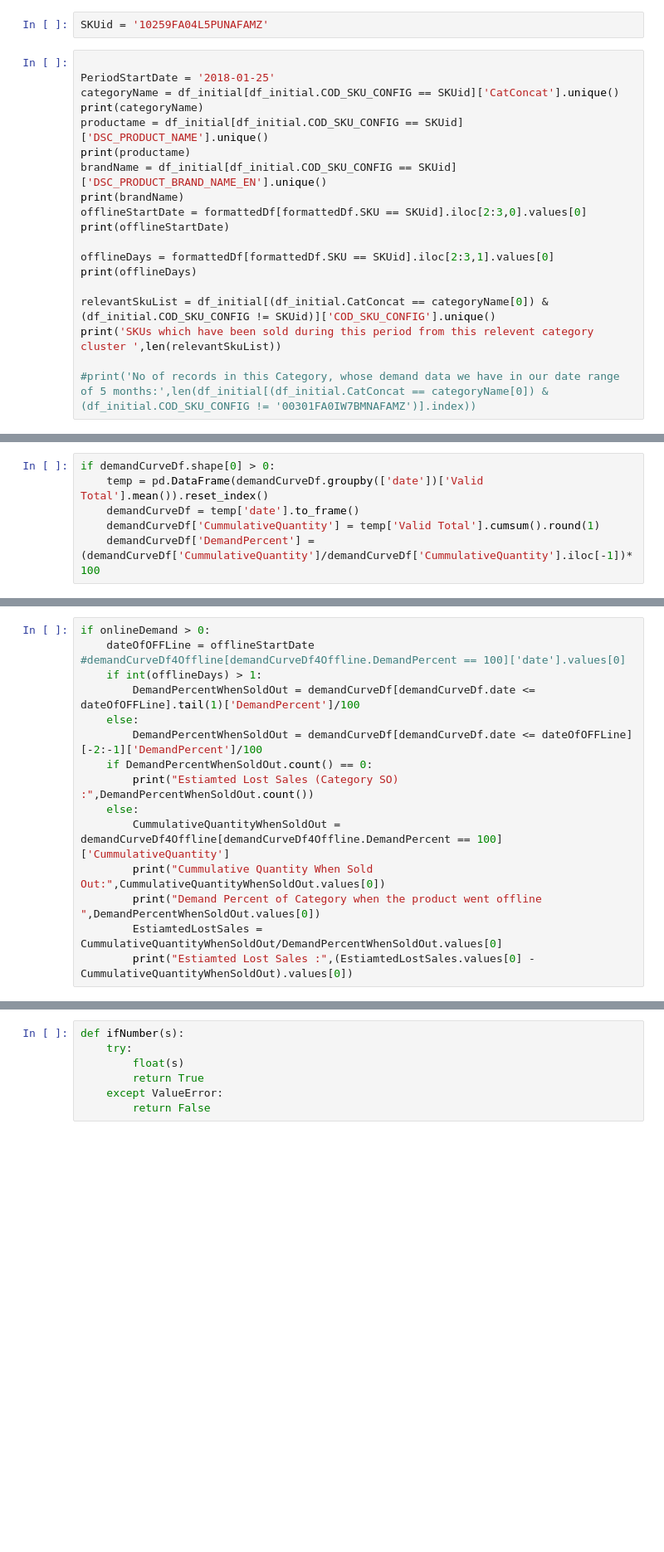
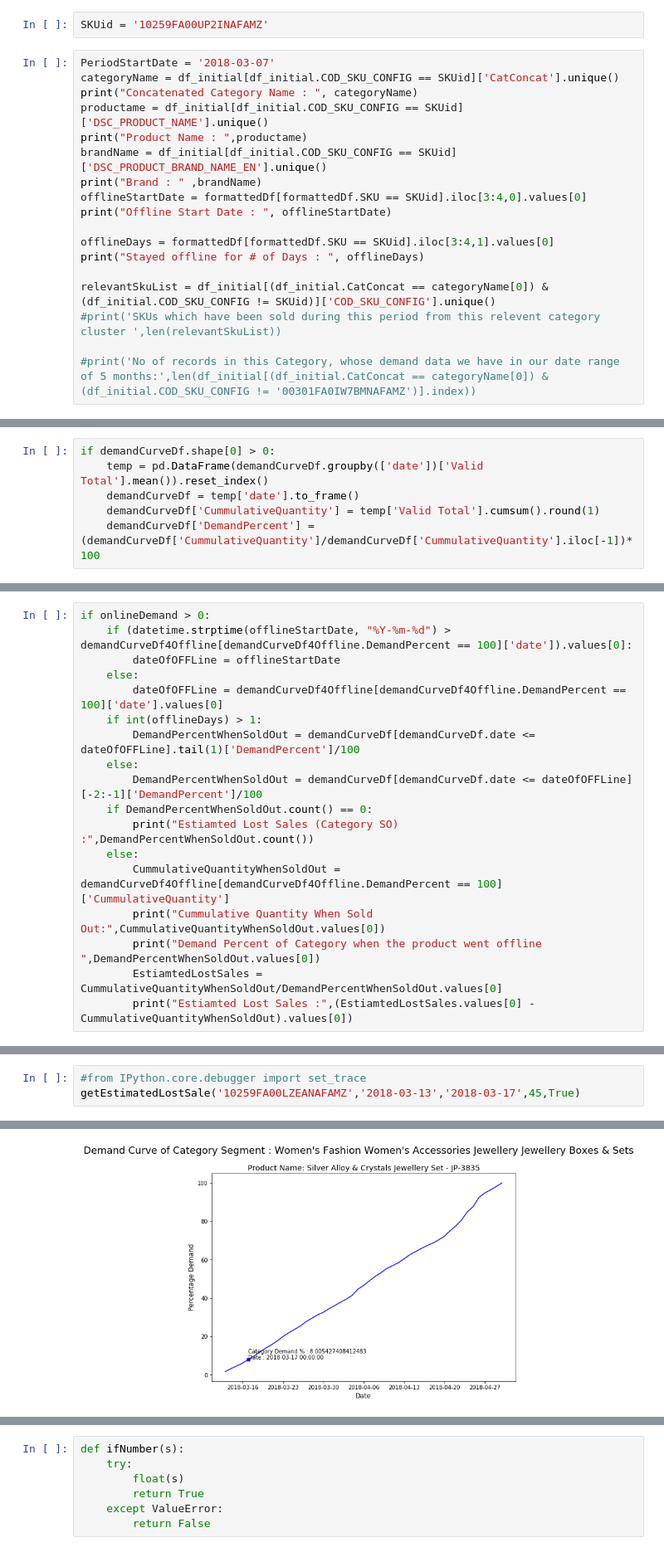
Before and after one commit to DanyalKhaliq/Machine-Learning-, a Jupyter notebook: ProductDescriptiveAnalysis.ipynb, the cells around one changed output, grey strips where cells are left out. Shown at 83% size. Drawn from its saved outputs; the diff is of its cells as text; blank space fills up the shorter version.

```diff
--- a/ProductDescriptiveAnalysis.ipynb
+++ b/ProductDescriptiveAnalysis.ipynb
@@ -114,23 +114,22 @@ formattedDf = pd.read_pickle('./OfflineFormattedData', compression='infer')
 # %% [markdown]
 ### Offline Product Similarity Match
 # %%
-SKUid = '10259FA04L5PUNAFAMZ'
+SKUid = '10259FA00UP2INAFAMZ'
 # %%
+PeriodStartDate = '2018-03-07'
+categoryName = df_initial[df_initial.COD_SKU_CONFIG == SKUid]['CatConcat'].unique()
+print("Concatenated Category Name : ", categoryName)
+productame = df_initial[df_initial.COD_SKU_CONFIG == SKUid]['DSC_PRODUCT_NAME'].unique()
+print("Product Name : ",productame)
+brandName = df_initial[df_initial.COD_SKU_CONFIG == SKUid]['DSC_PRODUCT_BRAND_NAME_EN'].unique()
+print("Brand : " ,brandName)
+offlineStartDate = formattedDf[formattedDf.SKU == SKUid].iloc[3:4,0].values[0]
+print("Offline Start Date : ", offlineStartDate)
 
-PeriodStartDate = '2018-01-25'
-categoryName = df_initial[df_initial.COD_SKU_CONFIG == SKUid]['CatConcat'].unique()
-print(categoryName)
-productame = df_initial[df_initial.COD_SKU_CONFIG == SKUid]['DSC_PRODUCT_NAME'].unique()
-print(productame)
-brandName = df_initial[df_initial.COD_SKU_CONFIG == SKUid]['DSC_PRODUCT_BRAND_NAME_EN'].unique()
-print(brandName)
-offlineStartDate = formattedDf[formattedDf.SKU == SKUid].iloc[2:3,0].values[0]
-print(offlineStartDate)
-
-offlineDays = formattedDf[formattedDf.SKU == SKUid].iloc[2:3,1].values[0]
-print(offlineDays)
+offlineDays = formattedDf[formattedDf.SKU == SKUid].iloc[3:4,1].values[0]
+print("Stayed offline for # of Days : ", offlineDays)
 
 relevantSkuList = df_initial[(df_initial.CatConcat == categoryName[0]) & (df_initial.COD_SKU_CONFIG != SKUid)]['COD_SKU_CONFIG'].unique()
-print('SKUs which have been sold during this period from this relevent category cluster ',len(relevantSkuList))
+#print('SKUs which have been sold during this period from this relevent category cluster ',len(relevantSkuList))
 
 #print('No of records in this Category, whose demand data we have in our date range of 5 months:',len(df_initial[(df_initial.CatConcat == categoryName[0]) & (df_initial.COD_SKU_CONFIG != '00301FA0IW7BMNAFAMZ')].index))
@@ -237,6 +191,9 @@ Recorded demand during Online period :  12
 # %%
 if onlineDemand > 0:
-    dateOfOFFLine = offlineStartDate #demandCurveDf4Offline[demandCurveDf4Offline.DemandPercent == 100]['date'].values[0]
+    if (datetime.strptime(offlineStartDate, "%Y-%m-%d") > demandCurveDf4Offline[demandCurveDf4Offline.DemandPercent == 100]['date']).values[0]:
+        dateOfOFFLine = offlineStartDate
+    else:
+        dateOfOFFLine = demandCurveDf4Offline[demandCurveDf4Offline.DemandPercent == 100]['date'].values[0]
     if int(offlineDays) > 1:
         DemandPercentWhenSoldOut = demandCurveDf[demandCurveDf.date <= dateOfOFFLine].tail(1)['DemandPercent']/100
     else:
@@ -362,0 +346,4 @@ getEstimatedLostSale(SKUid,PeriodStartDate,offlineStartDate,offlineDays,True)
+# %%
+#from IPython.core.debugger import set_trace
+getEstimatedLostSale('10259FA00LZEANAFAMZ','2018-03-13','2018-03-17',45,True)
+# %% [output]
@@ -362,0 +354 @@ getEstimatedLostSale(SKUid,PeriodStartDate,offlineStartDate,offlineDays,True)
+[figure, added]
```
Also changed, not shown: parts of 22 cells of this notebook.
